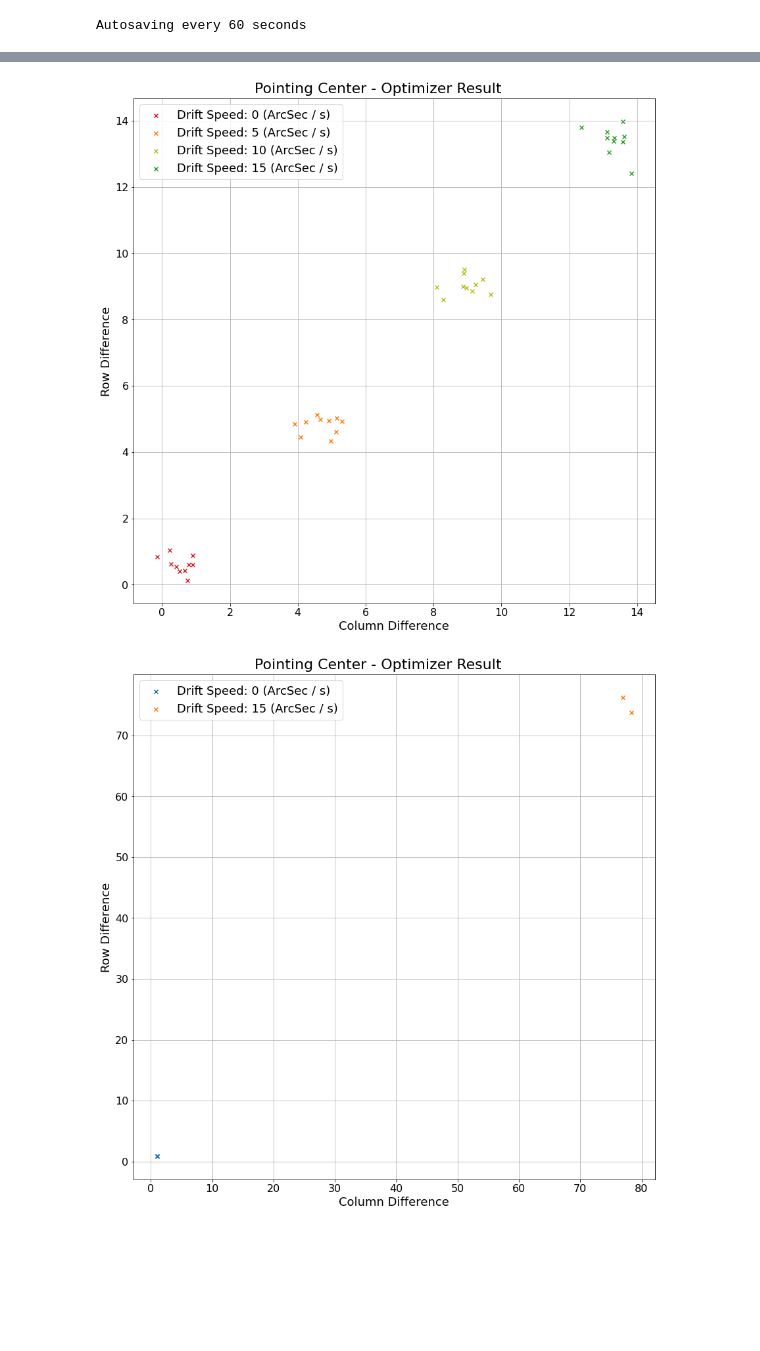
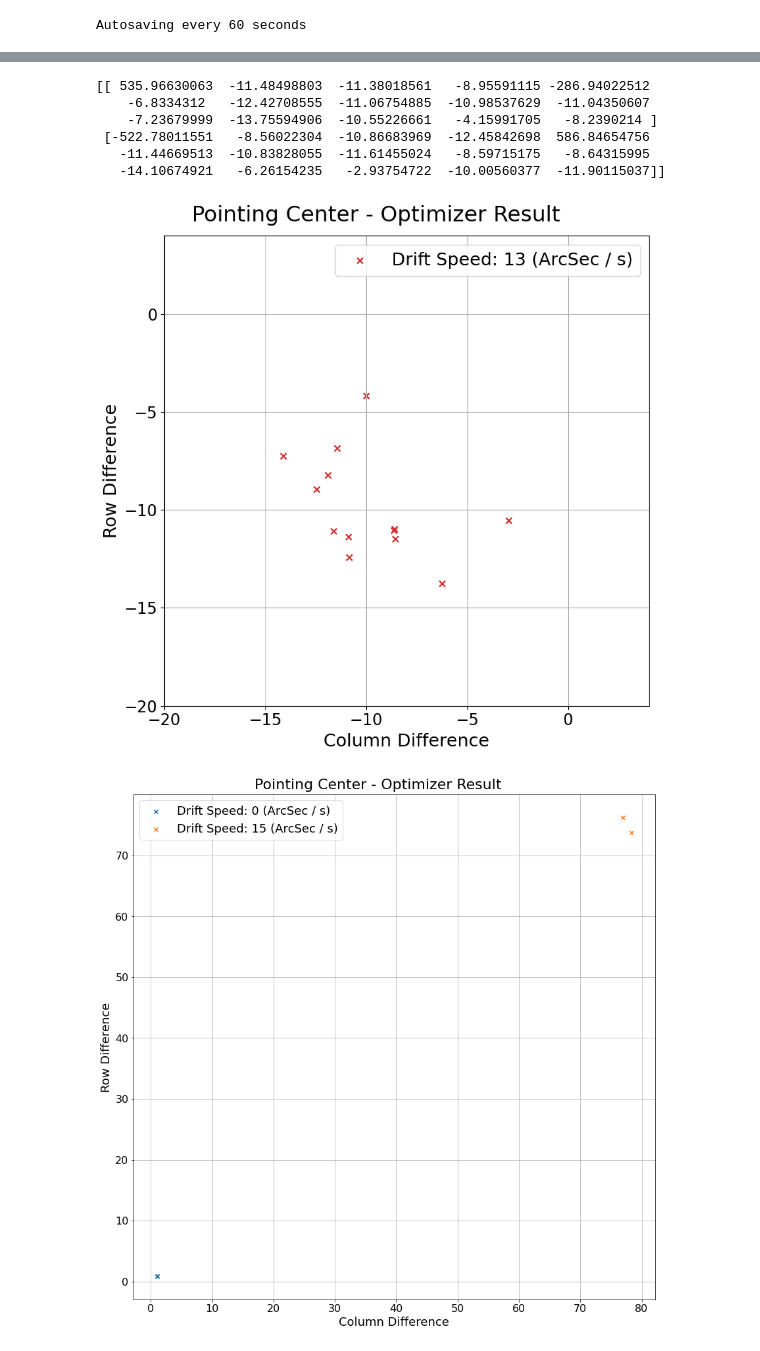
Before and after one commit to adriansh95/sitcom, a Jupyter notebook: starTracker/findBoresight/notebooks/driftScratch.ipynb, the cells around one changed output, grey strips where cells are left out. Drawn from its saved outputs; the diff is of its cells as text; code cells hidden in the pictures; blank space fills up the shorter version.

Commit message:
moved pointingCenter out of configDict

```diff
--- a/starTracker/findBoresight/notebooks/driftScratch.ipynb
+++ b/starTracker/findBoresight/notebooks/driftScratch.ipynb
@@ -23,7 +23,7 @@ Autosaving every 60 seconds
 # Instrument Specs
 focalLengths = [135, 375, 750]
 whDegs = [(7.91, 5.93), (2.85, 2.13), (1.42, 1.07)] # Image width and height in Degrees
-plateScales = [8.64, 3.11, 1.56] # plate scales of cameras in arcsec / px
+plateScales = [8.64, 3.11, 1.44] # plate scales of cameras in arcsec / px
 whPxs = [convert_fov_degs_px(whDeg, plateScale) for whDeg, plateScale in zip(whDegs, plateScales)]
 
 # Notebook Configurables
@@ -36,7 +36,7 @@ gaussianBlurSigma = 1 # PSF width
 pointingSigma = 300 # STD of pointings around image center
 expTime = 15 # seconds
 seed = 1000 # 98735927 # Set a seed (optional)
-figsDir = os.path.expanduser('~/Pictures/work/lsst/startracker/simulate_drift') # Where to save the figures
+figsDir = os.path.expanduser('~/software/sitcom/starTracker/findBoresight/notebooks/plots/') # Where to save the figures
 saveFig = True
 dr = 1 # Radial bin width for Scoring Center
 nStars = 35
@@ -74,9 +74,8 @@ configDict = {
 # %%
 # for i in range(nImages):
 configDict['gaussianBlurSigma'] = 1
-arcImg = make_arc_image(configDict, thetaInit=0, driftTime=0)
+arcImg, pointingCenter = make_arc_image(configDict, thetaInit=0, driftTime=0)
 blurredImg = gaussian_blur_image(arcImg, configDict)
-pointingCenter = configDict['pointingCenter']
 brightPxs = make_threshold_image(arcImg, configDict)
 # %%
 print(blurredImg[blurredImg>0.3], len(blurredImg[blurredImg>0.3]))
@@ -85,9 +84,6 @@ print(blurredImg[blurredImg>0.3], len(blurredImg[blurredImg>0.3]))
 # %%
 # figName = f'drift{driftSpeedArcSec}_arc_image.png'
 # show_arc_image(arcImg, saveFig=saveFig, figsDir=figsDir, figName=figName)
-figNameThresholded = f'drift{driftSpeedArcSec}_thresholded_arc_image0.png'
-show_arc_image(brightPxs, saveFig=saveFig, figsDir=figsDir, figName=figNameThresholded)
-arguments = (brightPxs, dr)
-deRes = scipy.optimize.differential_evolution(score_center, ((0, height), (0, width)),
-                                              args=arguments)
+figNameThresholded = f'drift{driftSpeedArcSec}_thresholded_arc_image101.png'
+plot_arc_image(brightPxs, saveFig=saveFig, figsDir=figsDir, figName=figNameThresholded)
 # %% [output]
@@ -104,11 +100,8 @@ configDict['gaussianBlurSigma'] = 2
 for iDrift, drift in enumerate(drifts):
     for iTrial in range(nTrials):
         driftVel = drift / (plateScale) * dv # Drift in px / s
-        print(configDict)
         configDict['driftVel'] = driftVel
-        arcImg = make_arc_image(configDict)
-        pointingCenter = configDict['pointingCenter']
-        print(pointingCenter)
+        arcImg, pointingCenter = make_arc_image(configDict)
         pcIdx = xy_image_coord_transform(pointingCenter, arcImg)
         brightPxs = make_threshold_image(arcImg, configDict)
         arguments = (brightPxs, dr)
@@ -138,29 +113,38 @@ for iDrift, drift in enumerate(drifts):
 # %%
-fig, ax = plt.subplots(figsize=(12, 12))
+fig, ax = plt.subplots(figsize=(8, 8))
 fig.suptitle('Pointing Center - Optimizer Result', fontsize=22)
 ax.set_ylabel('Row Difference', fontsize=18)
 ax.set_xlabel('Column Difference', fontsize=18)
 # ax.set_xlim(-1, 14)
 # ax.set_ylim(-1, 14)
 ax.tick_params(labelsize=16)
 ax.grid(visible=True)
 
 colors = ['tab:red', 'tab:orange', 'tab:olive', 'tab:green', 'tab:blue', 'tab:purple']
 
 for iDrift, drift in enumerate(drifts):
     optErrorData = optErrors[:, iDrift].transpose()
+    print(optErrorData)
     x = optErrorData[1]
     y = optErrorData[0]
     ax.scatter(x, y, marker='x', label=f'Drift Speed: {drift} (ArcSec / s)', color=colors[iDrift])
+    ax.set_xlim(-20, 4)
+    ax.set_ylim(-20, 4)
 
 ax.legend(fontsize=18)
 fig.tight_layout()
 fName = 'drift_effect.png'
 fileName = os.path.join(figsDir, fName)
 fig.savefig(fileName)
 plt.show(fig)
 # %% [output]
+[[ 535.96630063  -11.48498803  -11.38018561   -8.95591115 -286.94022512
+    -6.8334312   -12.42708555  -11.06754885  -10.98537629  -11.04350607
+    -7.23679999  -13.75594906  -10.55226661   -4.15991705   -8.2390214 ]
+ [-522.78011551   -8.56022304  -10.86683969  -12.45842698  586.84654756
+   -11.44669513  -10.83828055  -11.61455024   -8.59715175   -8.64315995
+   -14.10674921   -6.26154235   -2.93754722  -10.00560377  -11.90115037]]
-[figure, old version]
+[figure, new version]
 # %%
 nTrials = 20
 errors = np.zeros((nTrials, 2, 2))
```
Also changed, not shown: parts of 3 cells of this notebook.
